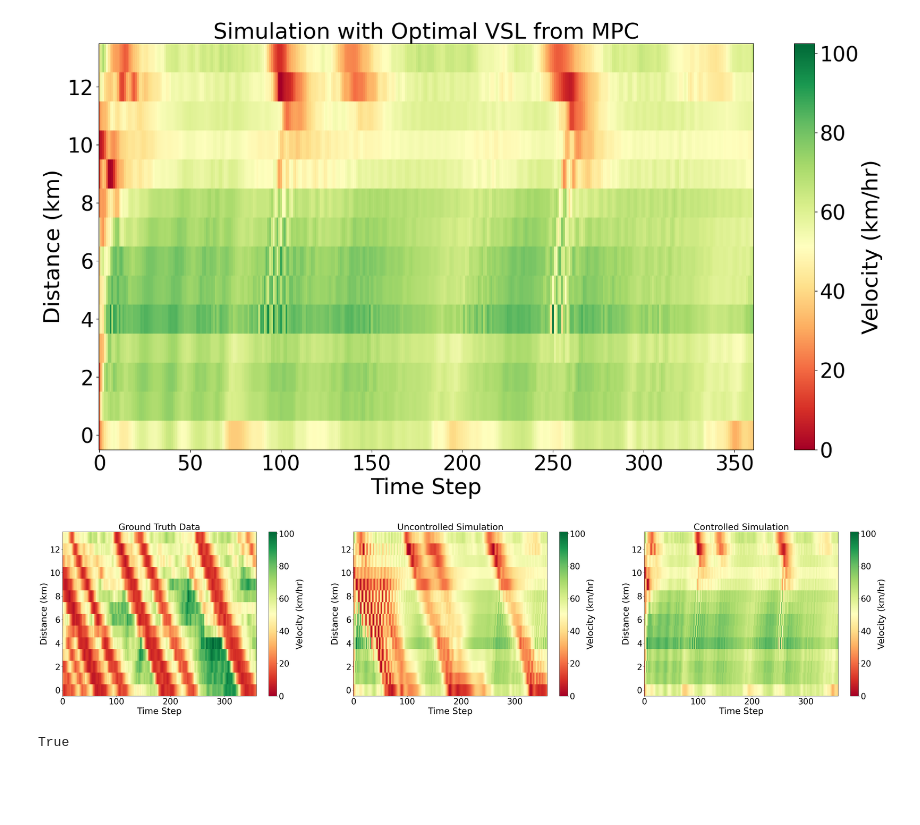
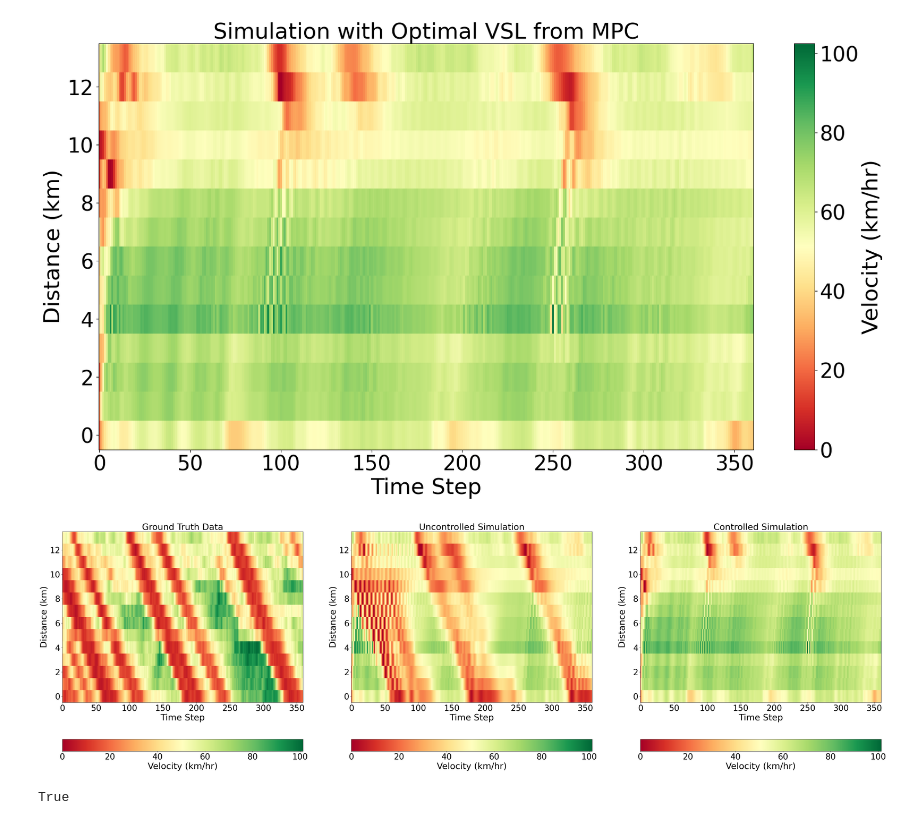
Before and after one commit to Tristanchaang/mpc-traffic-flow, a Jupyter notebook: experiments/run_controllable_congestion.ipynb, the cells around one changed output. Saved outputs shown, nothing was run; the diff lists cells and outputs as text; code cells hidden in the pictures; blank space fills up the shorter version.

```diff
--- a/experiments/run_controllable_congestion.ipynb
+++ b/experiments/run_controllable_congestion.ipynb
@@ -35,6 +35,9 @@ start_time_step = int(start_time / time_step)
 # Read in the data
 DATE = "11_30"
 CONSTRAINT = "speed_lb"                # or "speed_lb", "hold_length", "safety_sweep"
+SPEED_LBS = [54]
+if CONSTRAINT == "": assert(SPEED_LBS == [0])
+
 calibration_id = DEFAULT_CALIBRATION # default: "calibration_static/fixed_ramping"
 calibration_interval = None            # None if static, else interval in time steps
 
@@ -355,7 +358,7 @@ from mpc_metanet import mpc_find_vsl
 
 init_path = f'{results_path}/optimal_vsl_92.npy'
 # init_vsl = np.load(init_path)
-for speed_lb in [54]:#[24, 27, 30]:
+for speed_lb in SPEED_LBS:#[24, 27, 30]:
     vsl_opt_config = {
         "hold_length": hold_len,
         "control_changepoints": None,
@@ -484,21 +487,21 @@ p[0].invert_yaxis()
 # %%
 # Read in v_pred.npy from the path location
 max_v = max(np.max(v_baseline), np.max(v_opt))
 
-p = Plotter(1, 3, figsize=(50, 10))
+p = Plotter(1, 3, figsize=(50, 15))
 for i, mat in enumerate([velocity_data, v_baseline, v_opt]):
   p.fig.colorbar(
       mappable=p[i].imshow(mat.T, cmap='RdYlGn', aspect='auto', interpolation='none', vmin=0, vmax=max_v),
-      ax=p[i], label='Velocity (km/hr)'
+      ax=p[i], label='Velocity (km/hr)', orientation='horizontal'
   )
   p[i] = {'xlabel': 'Time Step', 'ylabel': 'Distance (km)'}
   p[i].invert_yaxis()
 p[0] = {'title': 'Ground Truth Data'}
 p[1] = {'title': 'Uncontrolled Simulation'}
 p[2] = {'title': 'Controlled Simulation'}
 # plt.savefig("/Users/tristanchaang/MIT/UROP-Traffic/mpc-traffic-flow/figs/11_22_tsdiagram", dpi=150, bbox_inches='tight')
 # %% [output]
-[figure, old version]
+[figure, new version]
 # %%
 np.allclose(queue, 0)
 # %% [output]
```
Also changed, not shown: parts of 10 cells of this notebook, 4 other files.
